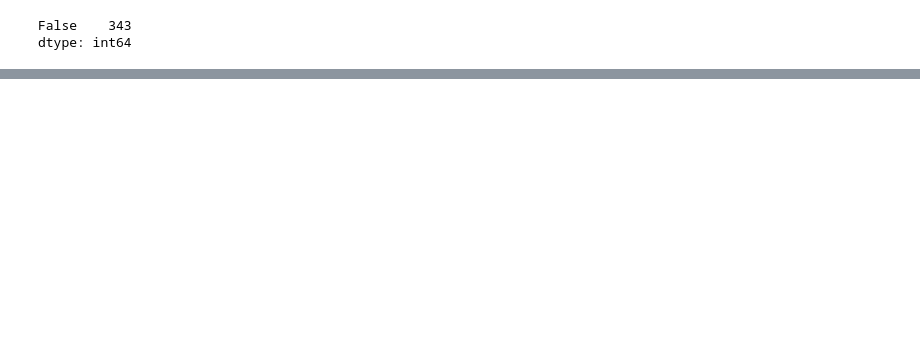
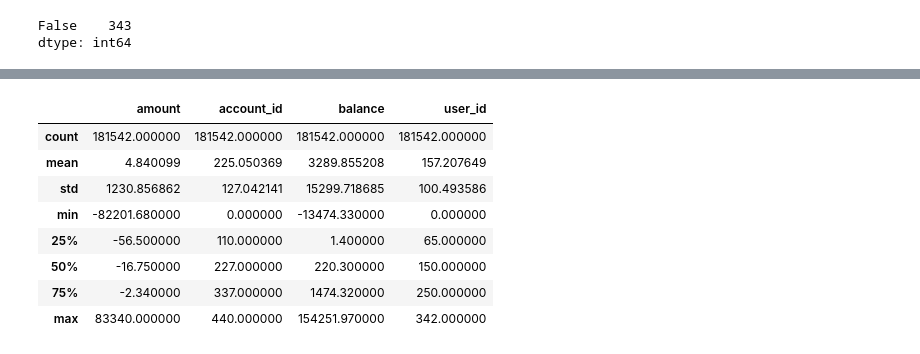
Before and after one commit to karynagogunska/mansa_test, a Jupyter notebook: datascience/notebooks/Data exploration and preparation.ipynb, the cells around one changed output, grey strips where cells are left out. Saved outputs shown, nothing was run; the diff lists cells and outputs as text; code cells hidden in the pictures; blank space fills up the shorter version.

```diff
--- a/datascience/notebooks/Data exploration and preparation.ipynb
+++ b/datascience/notebooks/Data exploration and preparation.ipynb
@@ -159,0 +209,2 @@ dtype: int64
+# %%
+users.user_id = users.user_id.astype('int')
@@ -161,0 +251,3 @@ dtype: int64
+# %%
+# rename columns title
+accounts.rename(columns={'id':'account_id'},inplace=True)
@@ -161,0 +270,3 @@ dtype: int64
+# %%
+# merge transaction and accounts on account_id
+merged_df = transactions.merge(accounts, on = 'account_id').merge(users, on='user_id')
@@ -161,0 +290,2 @@ dtype: int64
+# %%
+merged_df.drop_duplicates(inplace=True)
@@ -161,0 +312,16 @@ dtype: int64
+# %%
+merged_df.describe()
+# numerical data in dataset don't contain anything but numbers,
+#as it is expected by its column names,
+# i.e., no weird values or caracters or nulls, etc.
+#can start working with it
+# %% [output]
+|  | amount | account_id | balance | user_id |
+| count | 181542.000000 | 181542.000000 | 181542.000000 | 181542.000000 |
+| mean | 4.840099 | 225.050369 | 3289.855208 | 157.207649 |
+| std | 1230.856862 | 127.042141 | 15299.718685 | 100.493586 |
+| min | -82201.680000 | 0.000000 | -13474.330000 | 0.000000 |
+| 25% | -56.500000 | 110.000000 | 1.400000 | 65.000000 |
+| 50% | -16.750000 | 227.000000 | 220.300000 | 150.000000 |
+| 75% | -2.340000 | 337.000000 | 1474.320000 | 250.000000 |
+| max | 83340.000000 | 440.000000 | 154251.970000 | 342.000000 |
```
Also changed, not shown: parts of 28 cells of this notebook.
